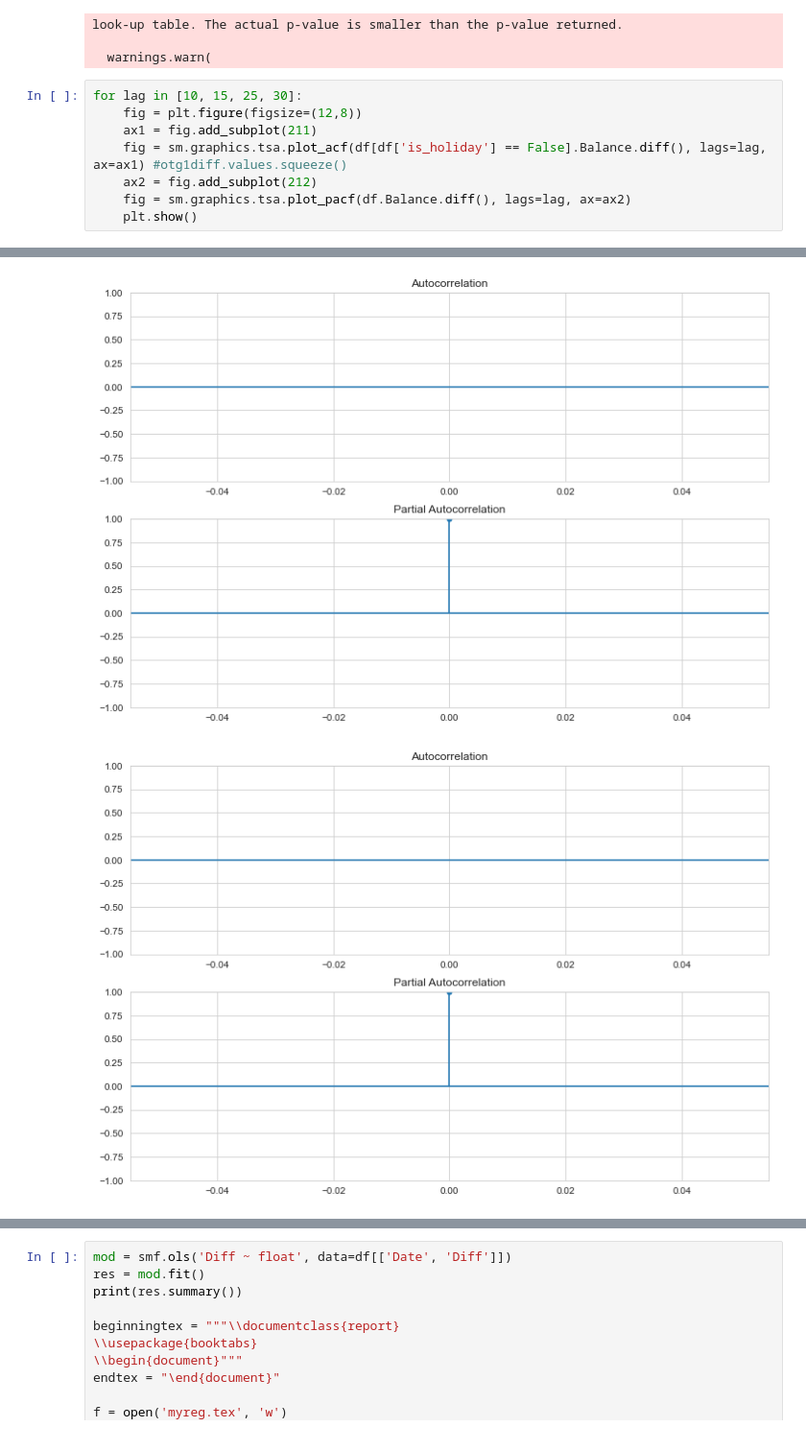
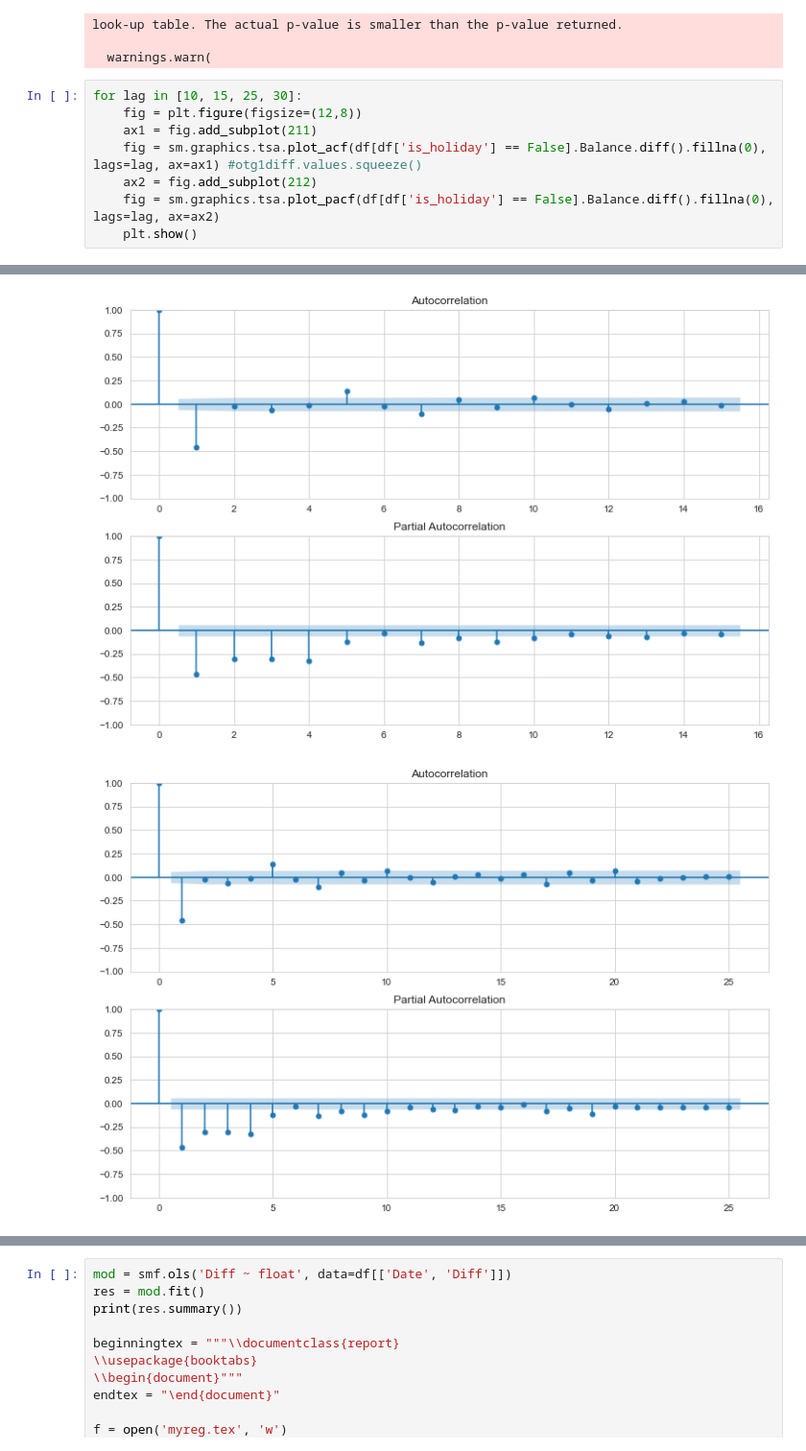
Before and after one commit to takkat14/Balance-Forecasting-Pipeline, a Jupyter notebook: Project_2.ipynb, the cells around one changed output, grey strips where cells are left out. Shown: that part at 96% size. Drawn from its saved outputs; the diff is of its cells as text.

```diff
--- a/Project_2.ipynb
+++ b/Project_2.ipynb
@@ -184,8 +212,8 @@ look-up table. The actual p-value is smaller than the p-value returned.
 for lag in [10, 15, 25, 30]:
     fig = plt.figure(figsize=(12,8))
     ax1 = fig.add_subplot(211)
-    fig = sm.graphics.tsa.plot_acf(df[df['is_holiday'] == False].Balance.diff(), lags=lag, ax=ax1) #otg1diff.values.squeeze()
+    fig = sm.graphics.tsa.plot_acf(df[df['is_holiday'] == False].Balance.diff().fillna(0), lags=lag, ax=ax1) #otg1diff.values.squeeze()
     ax2 = fig.add_subplot(212)
-    fig = sm.graphics.tsa.plot_pacf(df.Balance.diff(), lags=lag, ax=ax2)
+    fig = sm.graphics.tsa.plot_pacf(df[df['is_holiday'] == False].Balance.diff().fillna(0), lags=lag, ax=ax2)
     plt.show()
 # %% [output]
@@ -193,2 +221,2 @@ for lag in [10, 15, 25, 30]:
-[figure, old version]
+[figure, new version]
-[figure, old version]
+[figure, new version]
```
Also changed, not shown: parts of 8 cells of this notebook, 1 other file.
